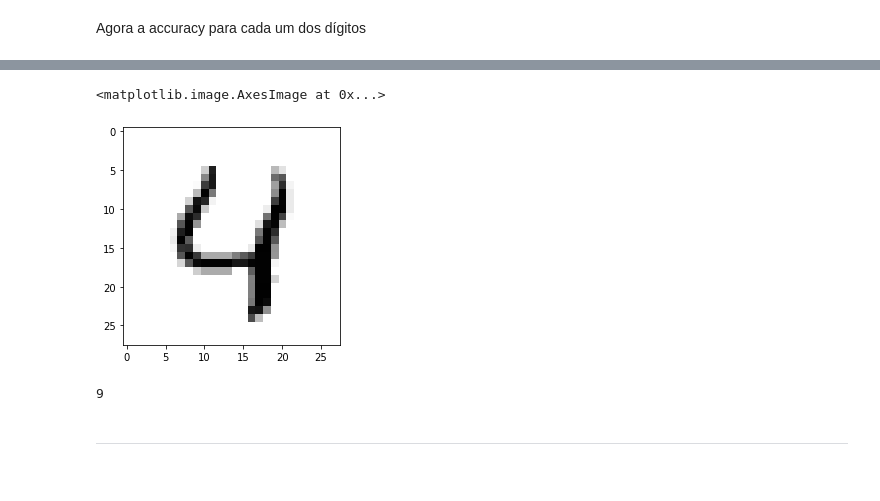
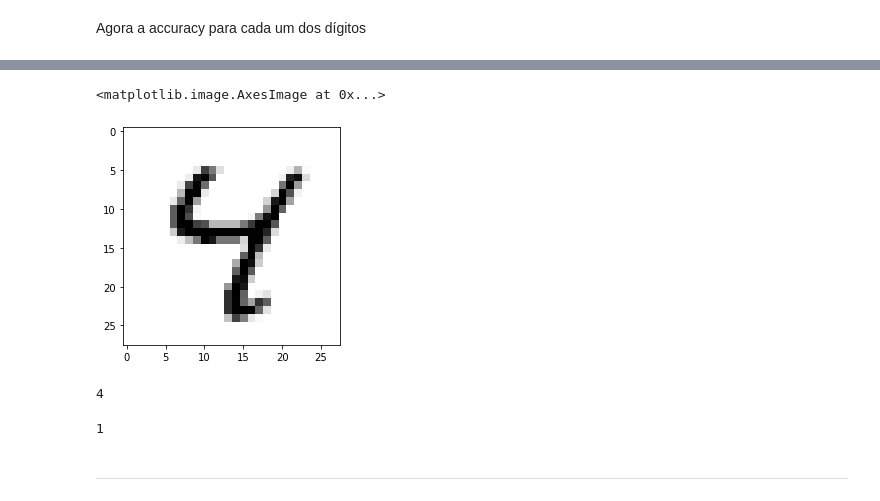
Before and after one commit to GuiSSMartins/MNIST_PCA_Digitos_MML, a Jupyter notebook: trainMNIST.ipynb, the cells around one changed output, grey strips where cells are left out. Saved outputs shown, nothing was run; the diff lists cells and outputs as text; code cells hidden in the pictures.

```diff
--- a/trainMNIST.ipynb
+++ b/trainMNIST.ipynb
@@ -404,13 +404,15 @@ def test_coef_proj(gamma, media, vet_prop):
     test_coef_proj = np.dot(test_phi, vet_prop)
     return test_coef_proj
 
-def dist_euclidiana(test_coef_proj, size, coef_proj):
+def dist_min_euclidiana(test_coef_proj, size, coef_proj):
     dist = [euclidiana(coef_proj[i], test_coef_proj) for i in range (size)]
-    return dist
+    dist_min = np.min(dist)
+    return dist_min
 
-def dist_mahalanobis(test_coef_proj, val_prop, coef_proj, k):
-    dist = mahalanobis(coef_proj, test_coef_proj, val_prop, k)
-    return dist
+def dist_min_mahalanobis(test_coef_proj, val_prop, size, coef_proj, k):
+    dist = [mahalanobis(coef_proj[i], test_coef_proj, val_prop, k) for i in range (size)]
+    dist_min = np.min(dist)
+    return dist_min
 # %% [markdown]
 ### Pré-estudo do dataset de teste
 # %%
@@ -462,7 +464,7 @@ def testar_imagem_euclidiana(imagem):
         # Calcular os coeficientes de projeção
         test_coef_proj = np.dot(test_phi, vet_prop_digito[dig])
 
-        dist_min_digito[dig] = dist_euclidiana(test_coef_proj, len(coef_proj[dig]), coef_proj[dig])
+        dist_min_digito[dig] = dist_min_euclidiana(test_coef_proj, len(coef_proj[dig]), coef_proj[dig])
 
     minimo_dist = np.min(dist_min_digito)
     digito_reconhecido = dist_min_digito.index(minimo_dist)
@@ -643,6 +640,6 @@ __Reflexão importante__: A técnica apresentada é apenas uma das maneiras para
 # %%
-indexes_test_wrong = []
+indexes_test_wrong_euclidiana = []
 
 for l in range(0,10000):
-    if results_mahalanobis_imagens[l] != label_test_array[l]:
-        indexes_test_wrong.append(l)
+    if results_euclidiana_imagens[l] != label_test_array[l]:
+        indexes_test_wrong_euclidiana.append(l)
@@ -669,14 +666,16 @@ indexes_test_wrong
 # %%
-plt.imshow(np.reshape(gamma[indexes_test_wrong[0]], (28,28)), cmap=plt.cm.binary)
+plt.imshow(np.reshape(gamma[indexes_test_wrong_euclidiana[0]], (28,28)), cmap=plt.cm.binary)
 # %% [output]
 <matplotlib.image.AxesImage at 0x...>
-[figure, old version]
+[figure, new version]
 # %%
-label_test_array[indexes_test_wrong[0]]
+label_test_array[indexes_test_wrong_euclidiana[0]]
+# %% [output]
+4
-# %%
-results_mahalanobis_imagens[indexes_test_wrong[0]]
-# %% [output]
-9
+# %%
+results_euclidiana_imagens[indexes_test_wrong_euclidiana[0]]
+# %% [output]
+1
 # %% [markdown]
 ------------------------------------------------
 # %%
```
Also changed, not shown: parts of 29 cells of this notebook.
